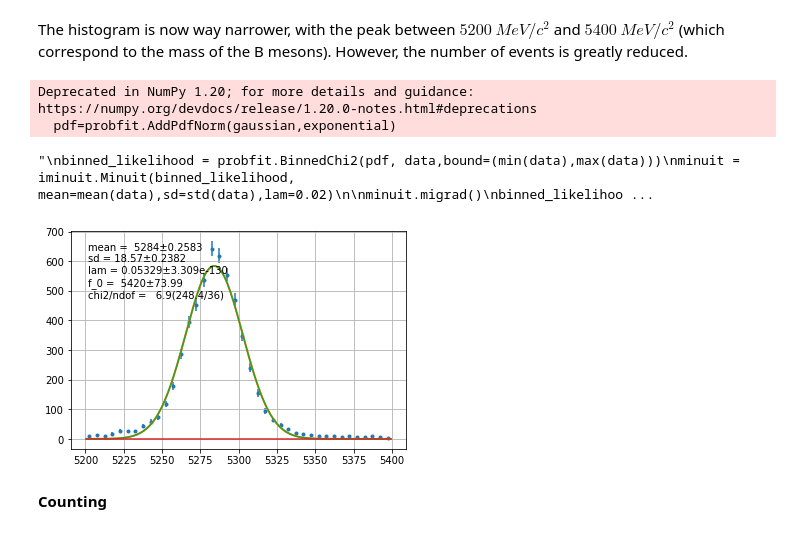
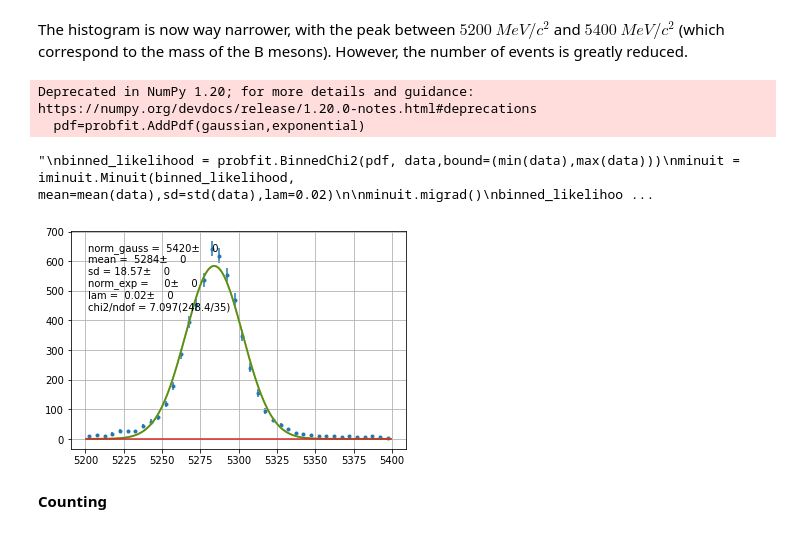
Before and after one commit to tsiligardi/PRA3024-Analysis-of-big-data-in-physics, a Jupyter notebook: LHCb_no_root_ipynb_with_iminuit.ipynb, the cells around one changed output. Drawn from its saved outputs; the diff is of its cells as text; code cells hidden in the pictures.

```diff
--- a/LHCb_no_root_ipynb_with_iminuit.ipynb
+++ b/LHCb_no_root_ipynb_with_iminuit.ipynb
@@ -78,8 +78,9 @@ def massMother(H1,H2,H3,mass):
 def getModel(data,pdf,params):
   binned_likelihood = probfit.BinnedChi2(pdf, data,bound=(min(data),max(data)))
   minuit = iminuit.Minuit(binned_likelihood, **params)
-  minuit.migrad()
+  result=minuit.migrad()
   binned_likelihood.draw(minuit,parts=True);
+  return result.params
 
 def asymmetry(Nplus, Nminus):
   return (Nminus-Nplus)/(Nminus+Nplus)
@@ -212,37 +213,33 @@ import iminuit
 import probfit
 # %%
 data=array([m for m in mass_mother_cut if (m>5200) and (m<5400)])
-def exponential(x,lam):
-  return probfit.pdf.exponential(x,lam)
+def exponential(x,norm_exp,lam):
+  return norm_exp*probfit.pdf.exponential(x,lam)
 
 
-def gaussian(x, mean, sd):
-  return probfit.pdf.gaussian(x,mean=mean,sigma=sd)
+def gaussian(x, norm_gauss,mean, sd):
+  return norm_gauss*probfit.pdf.gaussian(x,mean=mean,sigma=sd)
 
-
-def crystal(x,alph,n, mu, sigma):
-    return probfit.pdf.crystalball(x, alph, n, mu, sigma)
-
-pdf=probfit.AddPdfNorm(gaussian,exponential)
+pdf=probfit.AddPdf(gaussian,exponential)
 
 getModel(pdf=pdf,data=data,params=dict(mean=mean(data),sd=std(data),lam=0.02))
 
 '''
 binned_likelihood = probfit.BinnedChi2(pdf, data,bound=(min(data),max(data)))
 minuit = iminuit.Minuit(binned_likelihood, mean=mean(data),sd=std(data),lam=0.02)
 
 minuit.migrad()
 binned_likelihood.draw(minuit,parts=True);
 binned_likelihood.show(minuit, parts=False);
 
 Find a way to plot decentely the separate parts because they are all there (checked with Sanne's code)
 Not sure if addpdf is working
 '''
 # %% [output]
 Deprecated in NumPy 1.20; for more details and guidance: https://numpy.org/devdocs/release/1.20.0-notes.html#deprecations
-  pdf=probfit.AddPdfNorm(gaussian,exponential)
+  pdf=probfit.AddPdf(gaussian,exponential)
 "\nbinned_likelihood = probfit.BinnedChi2(pdf, data,bound=(min(data),max(data)))\nminuit = iminuit.Minuit(binned_likelihood, mean=mean(data),sd=std(data),lam=0.02)\n\nminuit.migrad()\nbinned_likelihoo ...
-[figure, old version]
+[figure, new version]
 # %% [markdown]
 **Counting**
 # %%
```
Also changed, not shown: parts of 6 cells of this notebook.
